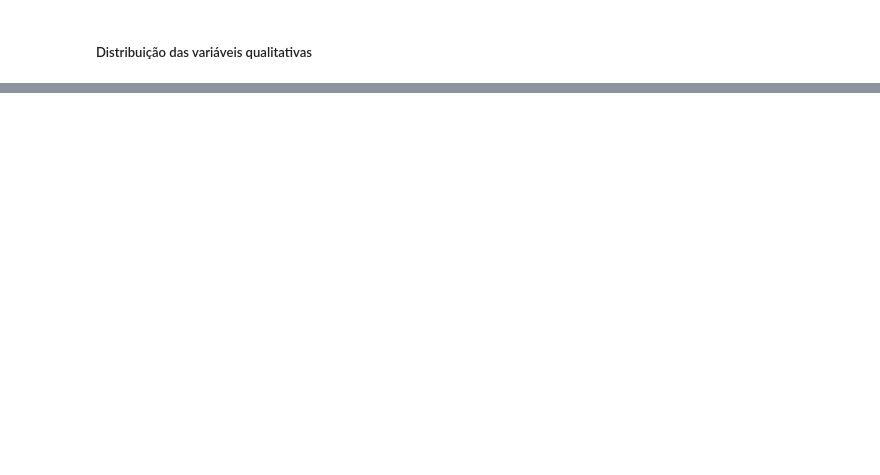
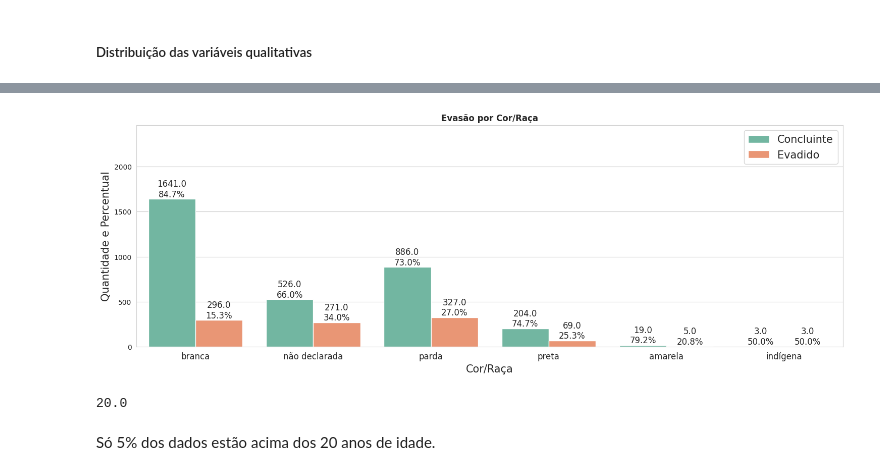
Before and after one commit to Geraldomendes/SchoolDropoutPrediction, a Jupyter notebook: notebooks/02-exploratory_data_analysis_M.ipynb, the cells around one changed output, grey strips where cells are left out. Cells and saved outputs as stored; diff of their text form; code cells hidden in the pictures; blank space fills up the shorter version.

```diff
--- a/notebooks/02-exploratory_data_analysis_M.ipynb
+++ b/notebooks/02-exploratory_data_analysis_M.ipynb
@@ -275,0 +103,29 @@ plt.show()
+# %%
+def show_bars(subplot_value, x_value, hue_value, dataset, palette='plasma', order=None):
+    plt.subplot(subplot_value)
+    ax = sns.countplot(x = x_value, hue = hue_value, data = dataset,palette=palette, order=order)
+    # ax.set(xlabel = x_value, ylabel = 'Quantidade e Percentual')
+    x_value = x_value.replace('_',' ')
+    x_value = x_value.replace(x_value[0],x_value[0].upper())
+    ax.set_xlabel(x_value, fontsize=15)
+    ax.set_ylabel("Quantidade e Percentual", fontsize=15)
+    #ax.spines['right'].set_visible(False)
+    #ax.spines['top'].set_visible(False)
+    #ax.spines['left'].set_visible(True)
+    #ax.spines['bottom'].set_visible(True)
+    ax.legend(fontsize=15)
+
+    all_heights = [[p.get_height() for p in bars] for bars in ax.containers]
+
+    for bars in ax.containers:
+        for x, p in enumerate(bars):
+            total = sum(xgroup[x] for xgroup in all_heights)
+            percentage = f'{(100 * p.get_height() / total) :.1f}%'
+            ax.annotate(f'{p.get_height()}\n{percentage}', (p.get_x() + p.get_width() / 2, p.get_height()), size=12, ha='center', va='bottom')
+
+
+    x_ticks = [item.get_text() for item in ax.get_xticklabels()]
+    if len(x_ticks[0]) > 17:
+        ax.set_xticklabels(x_ticks, rotation=45, fontsize=12)
+    else:
+        ax.set_xticklabels(x_ticks, fontsize=12)
@@ -275,0 +179,24 @@ plt.show()
+# %%
+# Configurar a fonte para Arial
+#plt.rcParams['font.family'] = 'Arial'
+
+# Criar a figura
+plt.figure(figsize=(15, 10))
+
+# Gerar o gráfico
+show_bars(211, 'Cor/Raça', 'Categoria da Situação', data, palette='Set2')
+
+# Adicionar título com fonte Arial
+plt.title('Evasão por Cor/Raça', fontweight='bold')  # Definir a fonte do título como Arial
+plt.margins(y=0.5)
+
+# Ajustar o layout
+plt.tight_layout()
+# %% [output]
+[figure, added]
+# %%
+data['Idade'].quantile(0.95)
+# %% [output]
+20.0
+# %% [markdown]
+Só 5% dos dados estão acima dos 20 anos de idade.
```
Also changed, not shown: parts of 55 cells of this notebook, 3 other files.
